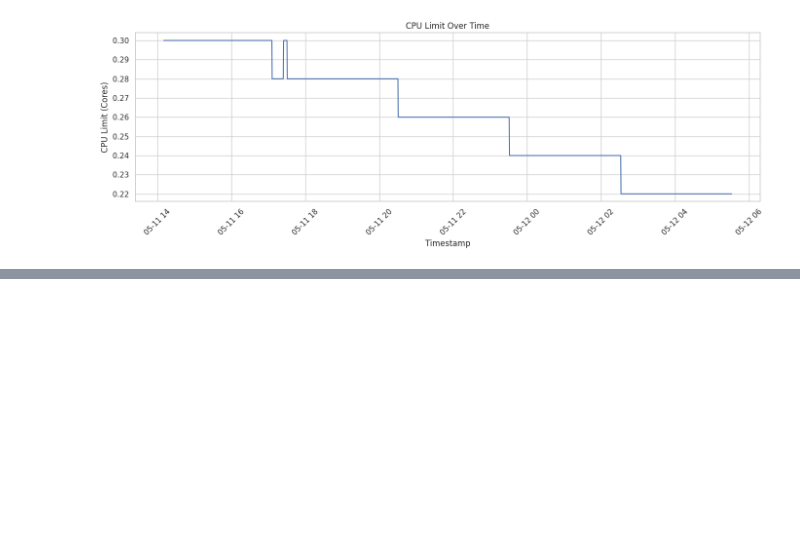
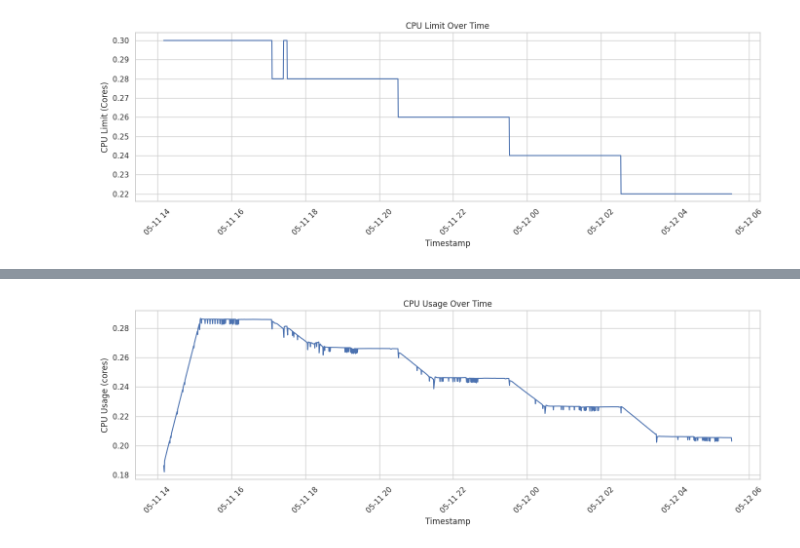
Before and after one commit to cepdnaclk/e19-4yp-AI-Dirven-Latency-Constrained-Resource-Management-In-Kubernetes, a Jupyter notebook: service1_cpu_reduction.ipynb, the cells around one changed output, grey strips where cells are left out. Saved outputs shown, nothing was run; the diff lists cells and outputs as text; code cells hidden in the pictures; blank space fills up the shorter version.

```diff
--- a/service1_cpu_reduction.ipynb
+++ b/service1_cpu_reduction.ipynb
@@ -43,0 +46,5 @@ plot_time_series(df['Timestamp'], df['Latency'], 'Latency (s)', 'Service Latency
+# %%
+# 2. CPU Usage over time
+plot_time_series(df['Timestamp'], df['CPU Usage'], 'CPU Usage (cores)', 'CPU Usage Over Time')
+# %% [output]
+[figure, added]
```
Also changed, not shown: parts of 2 cells of this notebook.
